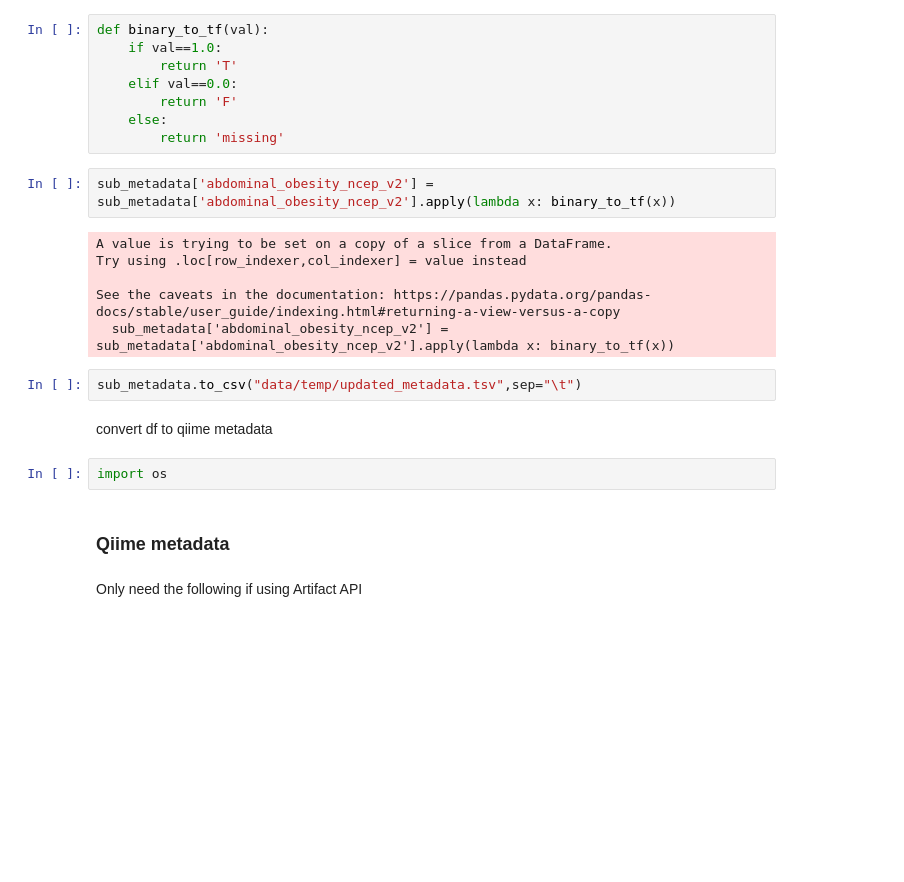
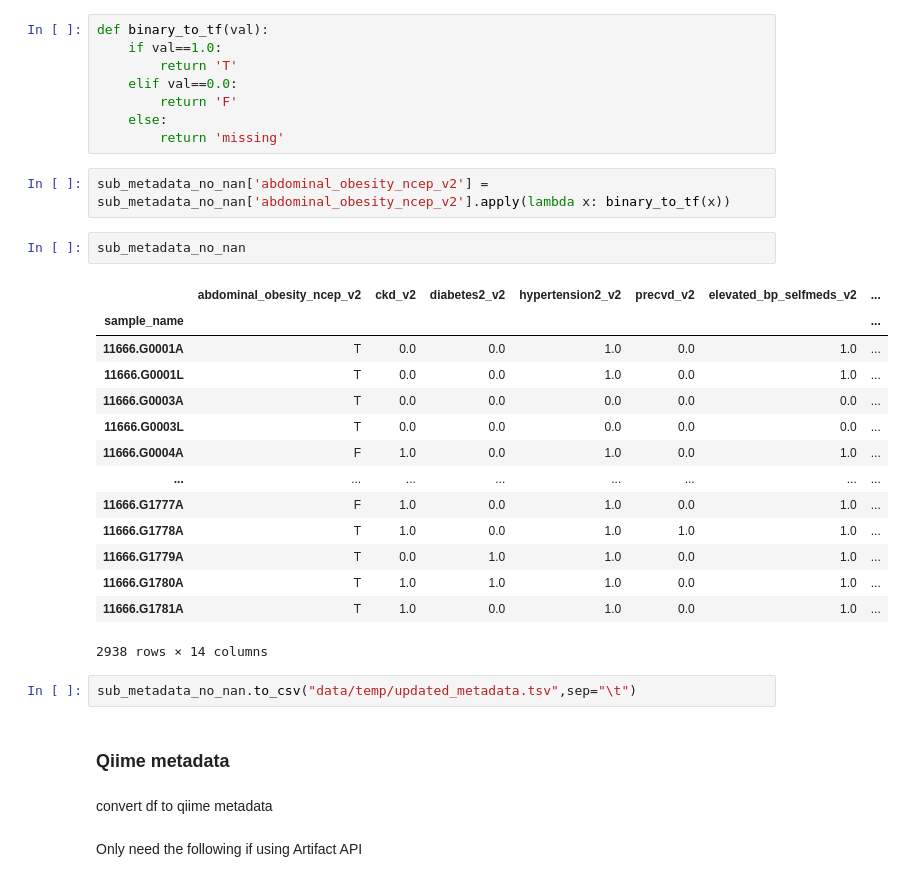
Before and after one commit to Amandoj/DSC180-Q2-Project, a Jupyter notebook: EDA.ipynb, the cells around one changed output. Cells and saved outputs as stored; diff of their text form; blank space fills up the shorter version.

```diff
--- a/EDA.ipynb
+++ b/EDA.ipynb
@@ -252,21 +275,30 @@ def binary_to_tf(val):
     else:
         return 'missing'
 # %%
-sub_metadata['abdominal_obesity_ncep_v2'] = sub_metadata['abdominal_obesity_ncep_v2'].apply(lambda x: binary_to_tf(x))
+sub_metadata_no_nan['abdominal_obesity_ncep_v2'] = sub_metadata_no_nan['abdominal_obesity_ncep_v2'].apply(lambda x: binary_to_tf(x))
-# %% [output]
-A value is trying to be set on a copy of a slice from a DataFrame.
-Try using .loc[row_indexer,col_indexer] = value instead
-
-See the caveats in the documentation: https://pandas.pydata.org/pandas-docs/stable/user_guide/indexing.html#returning-a-view-versus-a-copy
-  sub_metadata['abdominal_obesity_ncep_v2'] = sub_metadata['abdominal_obesity_ncep_v2'].apply(lambda x: binary_to_tf(x))
+# %%
+sub_metadata_no_nan
+# %% [output]
+|  | abdominal_obesity_ncep_v2 | ckd_v2 | diabetes2_v2 | hypertension2_v2 | precvd_v2 | elevated_bp_selfmeds_v2 | ... |
+| sample_name |  |  |  |  |  |  | ... |
+| 11666.G0001A | T | 0.0 | 0.0 | 1.0 | 0.0 | 1.0 | ... |
+| 11666.G0001L | T | 0.0 | 0.0 | 1.0 | 0.0 | 1.0 | ... |
+| 11666.G0003A | T | 0.0 | 0.0 | 0.0 | 0.0 | 0.0 | ... |
+| 11666.G0003L | T | 0.0 | 0.0 | 0.0 | 0.0 | 0.0 | ... |
+| 11666.G0004A | F | 1.0 | 0.0 | 1.0 | 0.0 | 1.0 | ... |
+| ... | ... | ... | ... | ... | ... | ... | ... |
+| 11666.G1777A | F | 1.0 | 0.0 | 1.0 | 0.0 | 1.0 | ... |
+| 11666.G1778A | T | 1.0 | 0.0 | 1.0 | 1.0 | 1.0 | ... |
+| 11666.G1779A | T | 0.0 | 1.0 | 1.0 | 0.0 | 1.0 | ... |
+| 11666.G1780A | T | 1.0 | 1.0 | 1.0 | 0.0 | 1.0 | ... |
+| 11666.G1781A | T | 1.0 | 0.0 | 1.0 | 0.0 | 1.0 | ... |
+2938 rows × 14 columns
 # %%
-sub_metadata.to_csv("data/temp/updated_metadata.tsv",sep="\t")
+sub_metadata_no_nan.to_csv("data/temp/updated_metadata.tsv",sep="\t")
+# %% [markdown]
+### Qiime metadata
 # %% [markdown]
 convert df to qiime metadata
-# %%
-import os
-# %% [markdown]
-### Qiime metadata
 # %% [markdown]
 Only need the following if using Artifact API
 # %%
```
Also changed, not shown: parts of 16 cells of this notebook, 3 other files.
